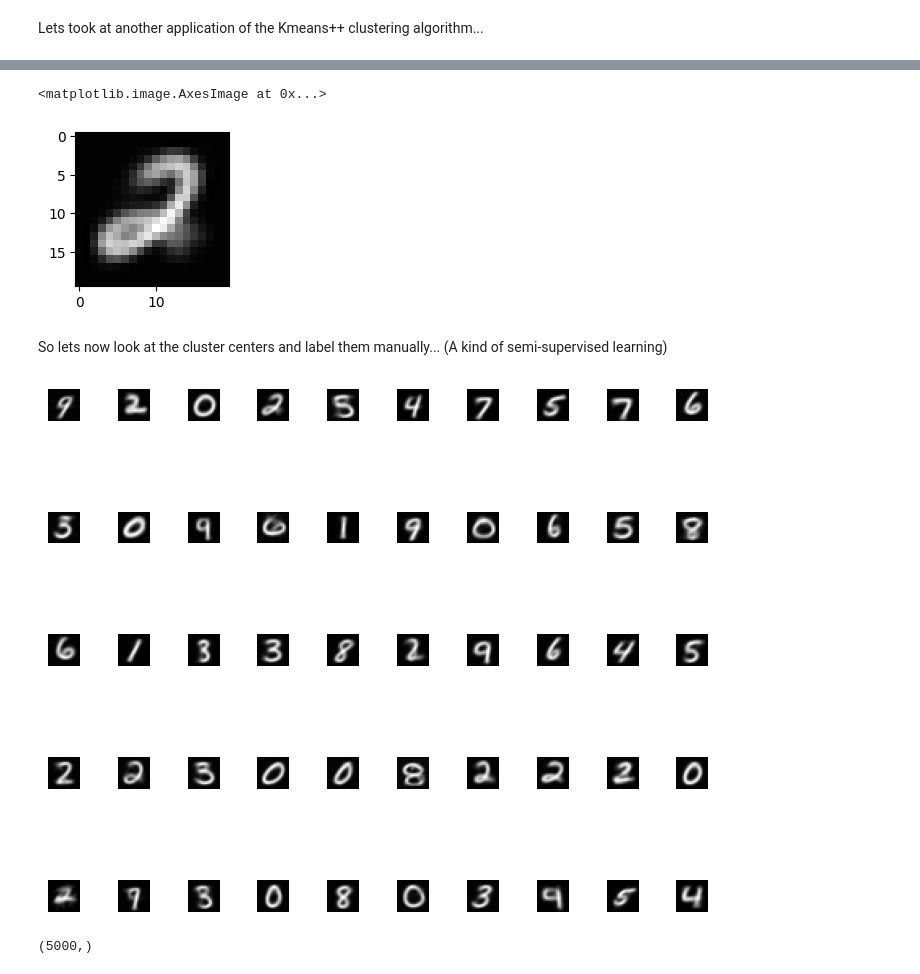
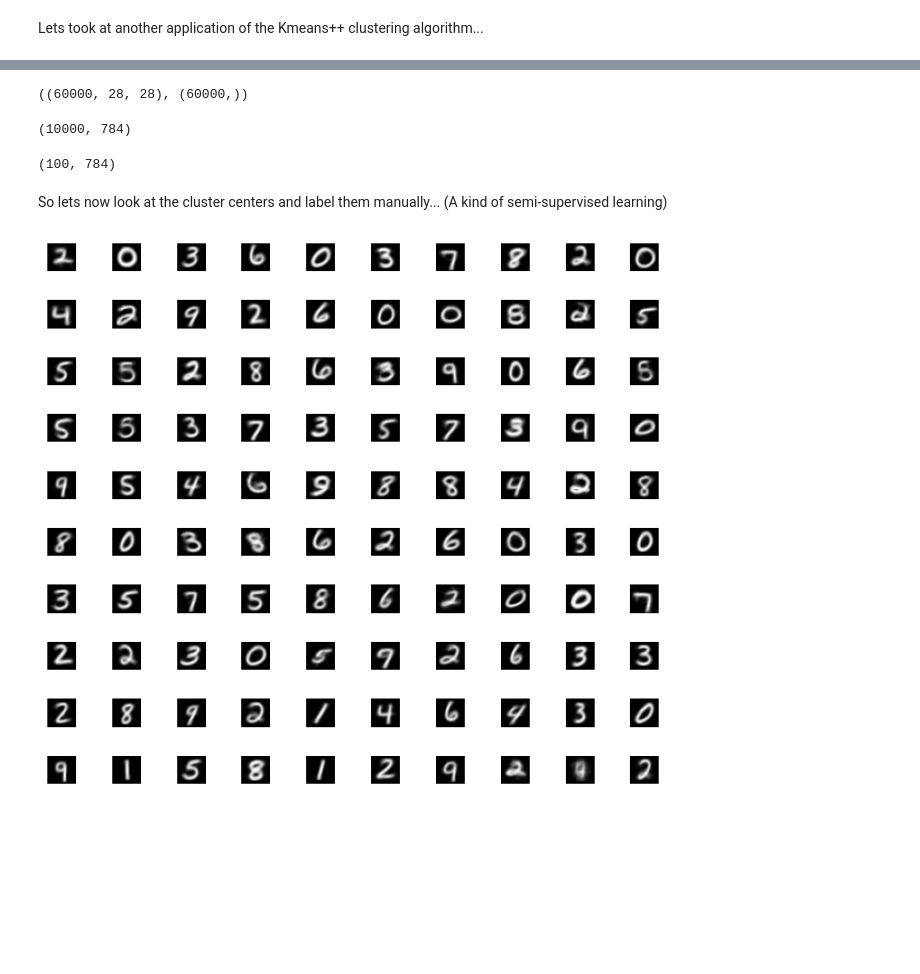
Before and after one commit to Instinct-123/UL_KMeans, a Jupyter notebook: K_means_pp.ipynb, the cells around one changed output, grey strips where cells are left out. Cells and saved outputs as stored; diff of their text form; code cells hidden in the pictures; blank space fills up the shorter version.

```diff
--- a/K_means_pp.ipynb
+++ b/K_means_pp.ipynb
@@ -119,7 +119,7 @@ def Run_K_meanspp(train_data,No_of_clusters,Max_iter):
     cost = np.array([])
     not_converged = 1
     num=0
-    cost_old = 100000
+    cost_old = 10000000000
     while num<Max_iter and not_converged :
         if num>=Max_iter:
             break
@@ -136,7 +136,7 @@ def Run_K_meanspp(train_data,No_of_clusters,Max_iter):
         cost_iter/=m
         cost = np.append(cost,cost_iter)
 
-        if cost_old - cost_iter < 0.0001:
+        if cost_old - cost_iter < 0.01:
             break
         cost_old = cost_iter
         Init_cluster_center = new_centroids
@@ -566,18 +538,31 @@ Cluster_cens,ind_cen,cost_mn = Run_K_meanspp(X_dat,50,1000)
-# %%
-X_chk = Cluster_cens[3].reshape((20,20)).T
-plt.figure(figsize=(2,2))
-plt.imshow(X_chk,cmap='grey')
-# %% [output]
-<matplotlib.image.AxesImage at 0x...>
-[figure, removed]
+# %%
+from keras.datasets import mnist
+(X_train,y_train),(X_test,y_test) = mnist.load_data()
+# %%
+# Lets look at X_train and Y_train datasets alone for labelling manually...
+X_train.shape,y_train.shape
+# %% [output]
+((60000, 28, 28), (60000,))
+# %%
+train_dig = X_test.reshape(X_test.shape[0],X_test.shape[1]*X_test.shape[2])
+train_dig.shape
+# %% [output]
+(10000, 784)
+# %%
+# Lets try for 100 clusters
+Cluster_100,ind_cen_100,cost_mn100 = Run_K_meanspp(train_dig,100,1000)
+# %%
+Cluster_100.shape
+# %% [output]
+(100, 784)
 # %% [markdown]
 So lets now look at the cluster centers and label them manually... (A kind of semi-supervised learning)
 # %%
-fig, axes = plt.subplots(5,10, figsize=(7,7))
+fig, axes = plt.subplots(10,10, figsize=(7,7))
 fig.tight_layout(pad=0.13,rect=[0, 0.03, 1, 0.91])
 for i,ax in enumerate(axes.flat):
-    X_clus_cen_reshaped = Cluster_cens[i].reshape((20,20)).T
+    X_clus_cen_reshaped = Cluster_100[i].reshape((28,28))
     ax.imshow(X_clus_cen_reshaped, cmap='gray')
     ax.set_axis_off()
 # %% [output]
-[figure, old version]
+[figure, new version]
@@ -590,5 +568,0 @@ Y_lab_cluscen = np.array([9,2,0,2,5,4,7,5,7,6,
-# %%
-Y_est = Y_lab_cluscen[ind_cen]
-Y_est.shape
-# %% [output]
-(5000,)
```
Also changed, not shown: parts of 28 cells of this notebook.
